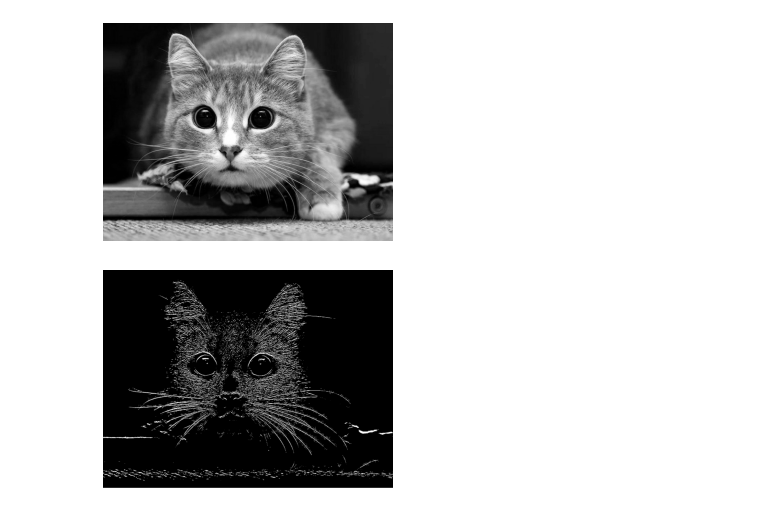
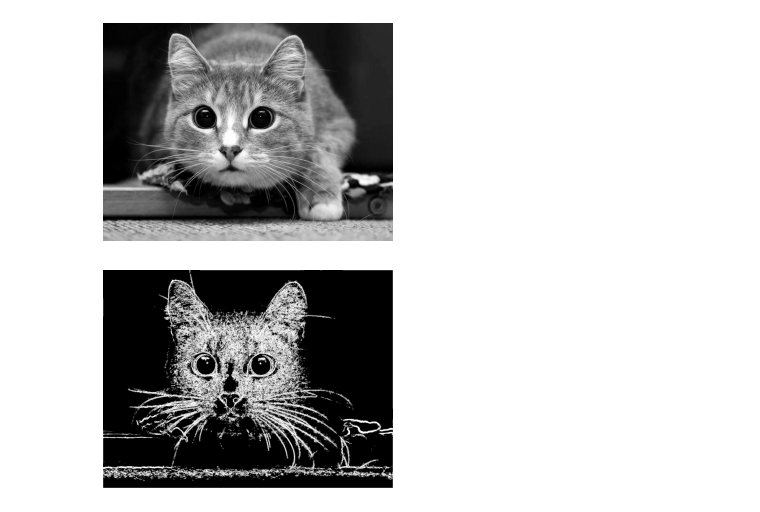
Before and after one commit to kolovratgas/Image-Processing, a Jupyter notebook: Lab_4/Lab_4.ipynb, the cells around one changed output. Drawn from its saved outputs; the diff is of its cells as text; code cells hidden in the pictures.

```diff
--- a/Lab_4/Lab_4.ipynb
+++ b/Lab_4/Lab_4.ipynb
@@ -121,12 +129,6 @@ show_image(gray_img)
+# %%
+gradient2 = np.sqrt(gradient_x2**2+gradient_y2**2)# np.maximum(abs(gradient_x2), abs(gradient_y2)) #sprtg(radient_x2**2+gradient_y2**2)
 # %%
-kernel1 = 1 / 6 * np.array([
-    [-1, -1,  -1],
-    [0, 0, 0],
-    [1, 1,  1]
-])
-
-print('Изображение, которое получено в результате метода согласованием:')
-sogl_meth1 = convolution(gray_img, kernel1)
-show_image(threshold_processing(sogl_meth1, 10))
+show_image(threshold_processing(gradient2, 10))
 # %% [output]
-[figure, old version]
+[figure, new version]
```
Also changed, not shown: parts of 2 cells of this notebook.
